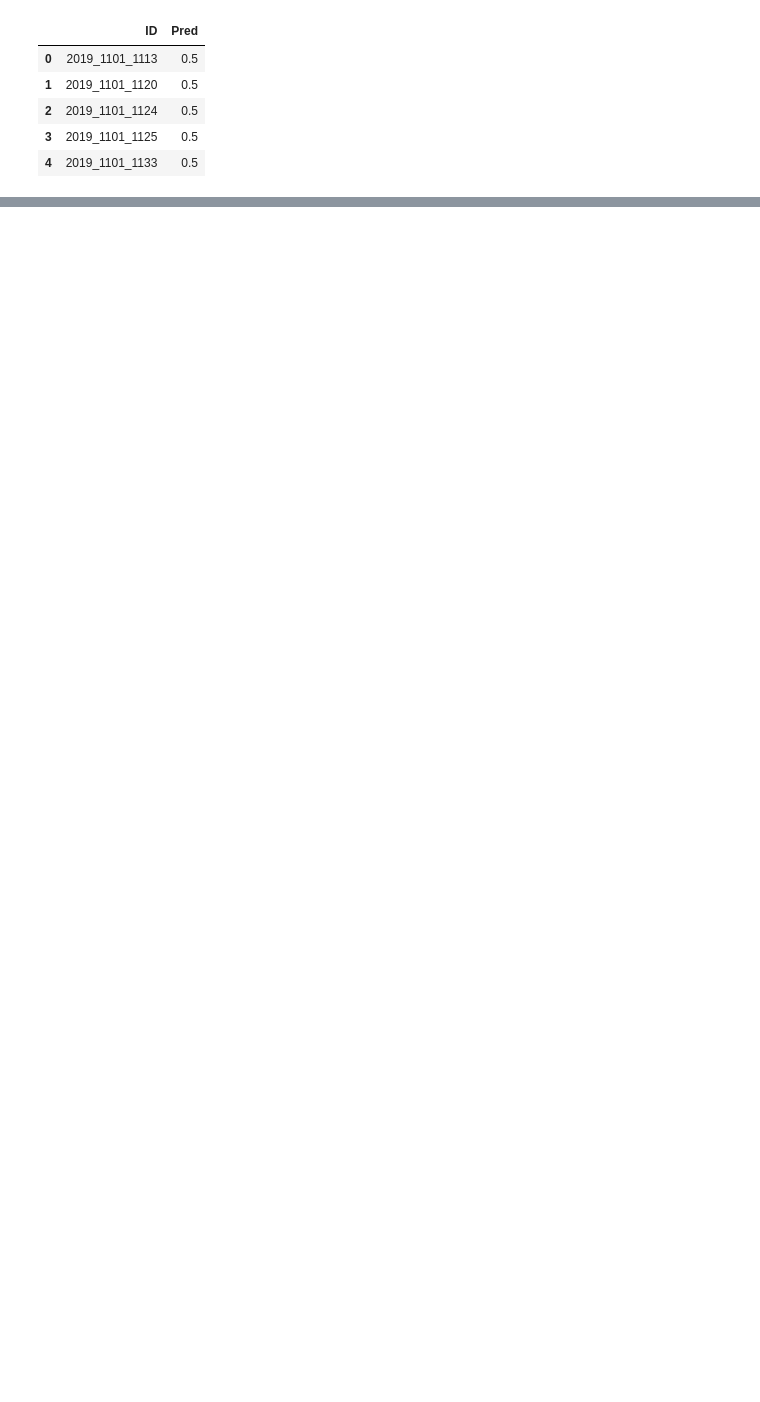
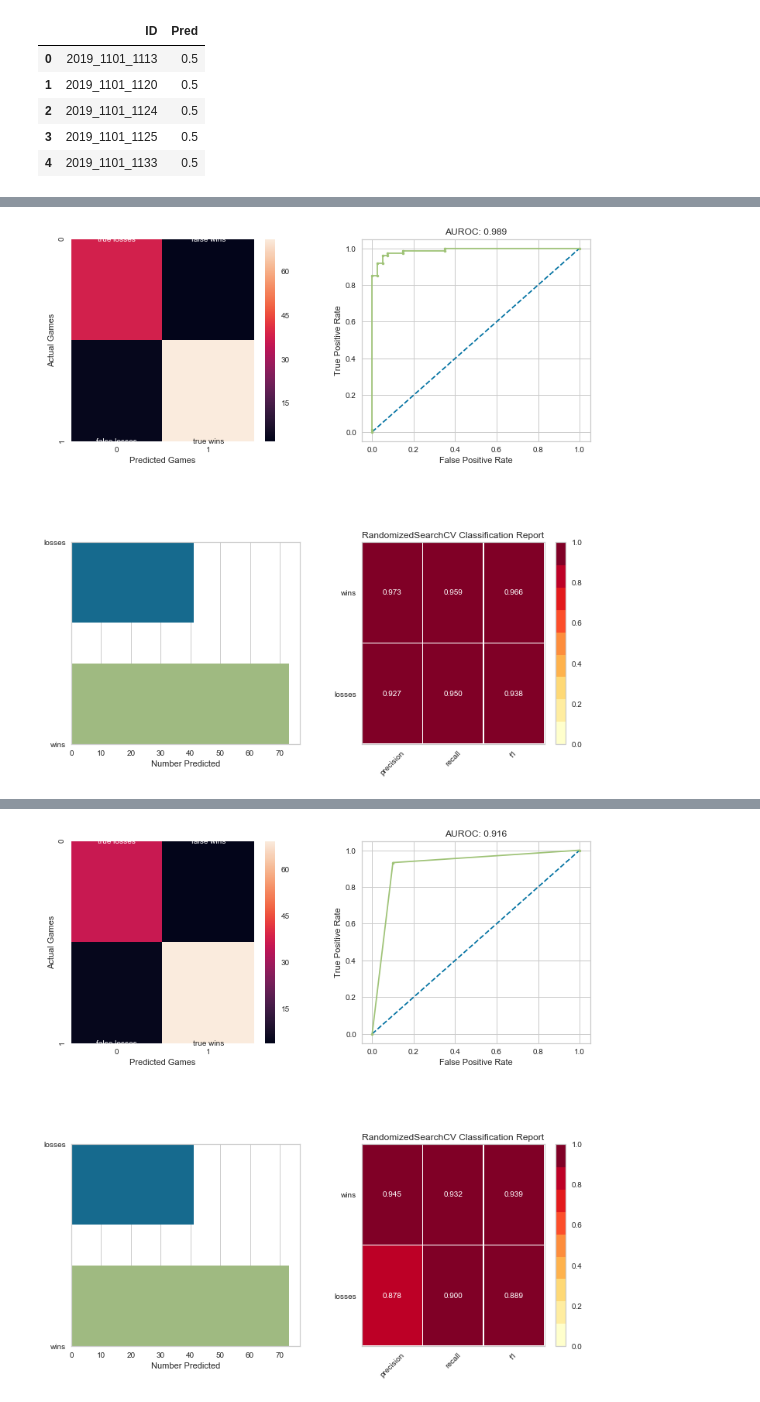
Before and after one commit to Ryan-Kinsella/Kaggle-NCAA-ML-Competition-2020, a Jupyter notebook: Ryan/Models.ipynb, the cells around one changed output, grey strips where cells are left out. Cells and saved outputs as stored; diff of their text form; code cells hidden in the pictures; blank space fills up the shorter version.

Commit message:
added several sklearn models, using sklearn dataset for speed

```diff
--- a/Ryan/Models.ipynb
+++ b/Ryan/Models.ipynb
@@ -782,0 +699,9 @@ Test Accuracy: 0.68
+# %%
+# For model testing purposes, faster runtime for 120 x 4
+from sklearn import datasets
+iris = datasets.load_breast_cancer()
+X = pd.DataFrame(iris.data[:, :5])  # we only take the first five features.
+y = pd.DataFrame(iris.target)
+X_train, X_test, y_train, y_test = train_test_split(X, y, test_size=0.2)
+print(y_train[0].unique()) # binary classfication
+X_train
@@ -782,0 +723,64 @@ Test Accuracy: 0.68
+# %%
+from sklearn.svm import SVC
+from sklearn.tree import DecisionTreeClassifier
+from sklearn.ensemble import RandomForestClassifier, AdaBoostClassifier, GradientBoostingClassifier
+from xgboost import XGBClassifier
+import time
+
+timer_start = time.time()
+classifiers = [
+    SVC(probability=True),
+    DecisionTreeClassifier(),
+    RandomForestClassifier(),
+    AdaBoostClassifier(),
+    GradientBoostingClassifier(),
+    XGBClassifier(),
+    LogisticRegression()
+    ]
+
+params=[
+    { # SVC
+        'clf__kernel': ['rbf', 'linear', 'sigmoid'],
+        'clf__C': np.logspace(start=-10, stop=10, num=21) # default 1.0
+    },
+    { # Regular Decision Tree
+        'clf__max_features': ['sqrt', 'log2']
+    },
+    { # Random Forest
+        'clf__n_estimators': np.array(np.linspace(100,200,10, endpoint=True) , dtype=np.int32) # default 100
+    },
+    { # AdaBoostClassifier
+        'clf__n_estimators': np.array(np.linspace(100,200,10, endpoint=True) , dtype=np.int32), # default 100
+        'clf__learning_rate': np.linspace(0.5, 1.5, 10, endpoint=True) # default 1.0
+    },
+    { # GradientBoostingClassifier
+        'clf__n_estimators': np.array(np.linspace(100,200,10, endpoint=True) , dtype=np.int32), # default 100
+        'clf__learning_rate': np.linspace(0.02, 0.18, 9, endpoint=True) # default 0.1
+    },
+    { # XGBClassifier
+#     'clf__learning_rate': np.logspace(start=0.01, stop=0.2, num=10, endpoint = True), # see last example in np.logspace documentation
+    'clf__max_depth': [2,3,4,5],
+    'clf__booster': ['gbtree', 'gblinear', 'dart']
+    },
+    { # LogisticRegression
+    'clf__C': np.logspace(start=-10, stop=10, num=21),
+    'clf__penalty': ['none', 'l2']
+    }
+]
+
+clf_with_best_params = []
+train_acc=[]
+test_acc=[]
+auc=[]
+loggloss=[]
+for i, classifier in enumerate(classifiers):
+    print(classifier)
+    current_clf, train, test, aucc, logloss = clfy_report(classifier, X_train, X_test, y_train, y_test, param_grid=params[i], cv=5)
+#     clf_with_best_params.append(current_clf)
+#     train_acc.append(train)
+#     test_acc.append(test)
+#     auc.append(aucc)
+#     loggloss.append(logloss)
+end_timer = time.time()
+print("Model parameter search and testing took ", round((end_timer - timer_start)/60, 2), " minutes.")
+# %% [output]
@@ -782,0 +795 @@ Test Accuracy: 0.68
+[figure, added]
@@ -782,0 +806 @@ Test Accuracy: 0.68
+[figure, added]
```
Also changed, not shown: parts of 13 cells of this notebook, 2 other files.
